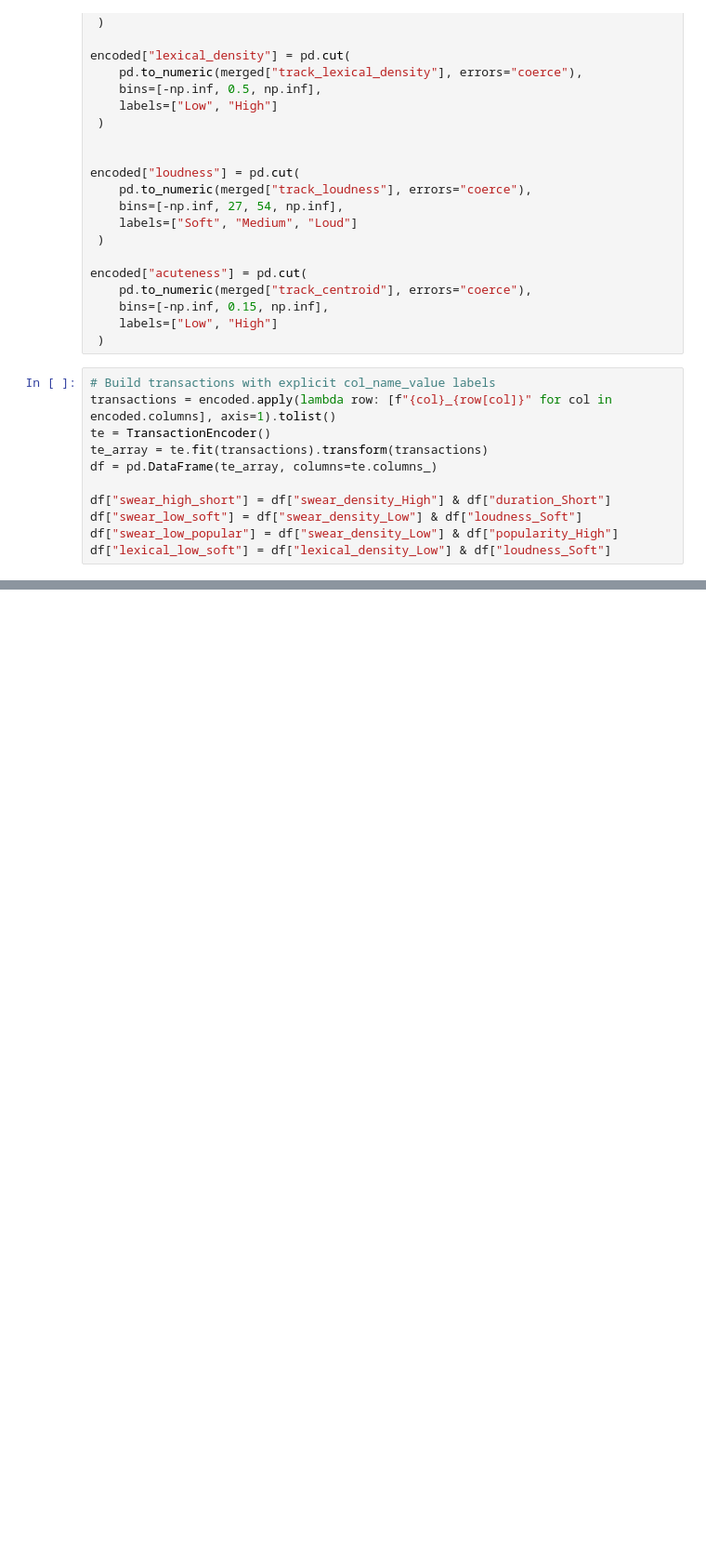
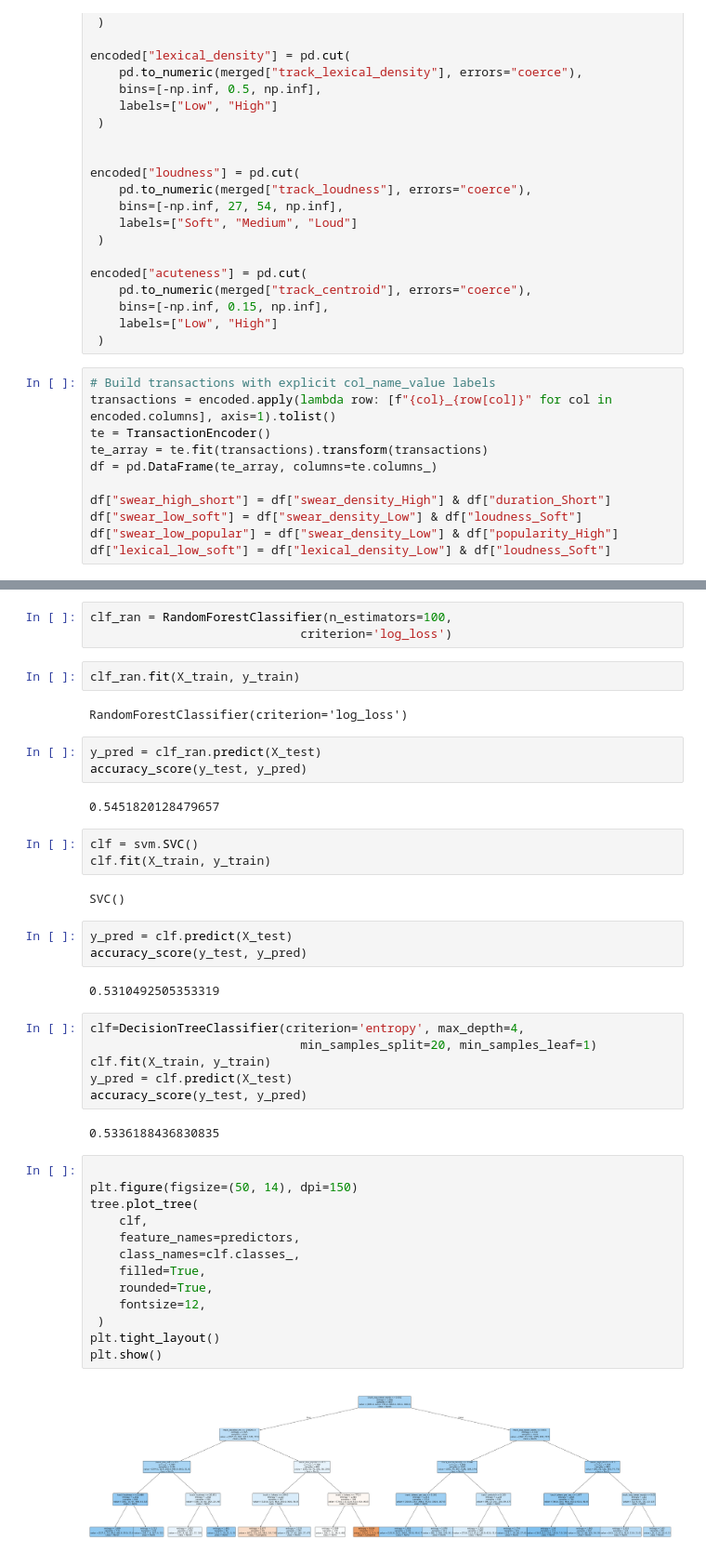
Before and after one commit to Ludovico1104/Progetto-I2ML, a Jupyter notebook: classification.ipynb, the cells around one changed output, grey strips where cells are left out. Shown at 93% size. Cells and saved outputs as stored; diff of their text form; blank space fills up the shorter version.

```diff
--- a/classification.ipynb
+++ b/classification.ipynb
@@ -193,0 +327,45 @@ Index(['track_id_artist', 'track_name_artist', 'track_full_title',
+# %%
+clf_ran = RandomForestClassifier(n_estimators=100,
+                             criterion='log_loss')
+# %%
+clf_ran.fit(X_train, y_train)
+# %% [output]
+RandomForestClassifier(criterion='log_loss')
+# %%
+y_pred = clf_ran.predict(X_test)
+accuracy_score(y_test, y_pred)
+# %% [output]
+0.5451820128479657
+# %%
+clf = svm.SVC()
+clf.fit(X_train, y_train)
+# %% [output]
+SVC()
+# %%
+y_pred = clf.predict(X_test)
+accuracy_score(y_test, y_pred)
+# %% [output]
+0.5310492505353319
+# %%
+clf=DecisionTreeClassifier(criterion='entropy', max_depth=4,
+                             min_samples_split=20, min_samples_leaf=1)
+clf.fit(X_train, y_train)
+y_pred = clf.predict(X_test)
+accuracy_score(y_test, y_pred)
+# %% [output]
+0.5336188436830835
+# %%
+
+plt.figure(figsize=(50, 14), dpi=150)
+tree.plot_tree(
+    clf,
+    feature_names=predictors,
+    class_names=clf.classes_,
+    filled=True,
+    rounded=True,
+    fontsize=12,
+ )
+plt.tight_layout()
+plt.show()
+# %% [output]
+[figure, added]
```
Also changed, not shown: parts of 18 cells of this notebook.
